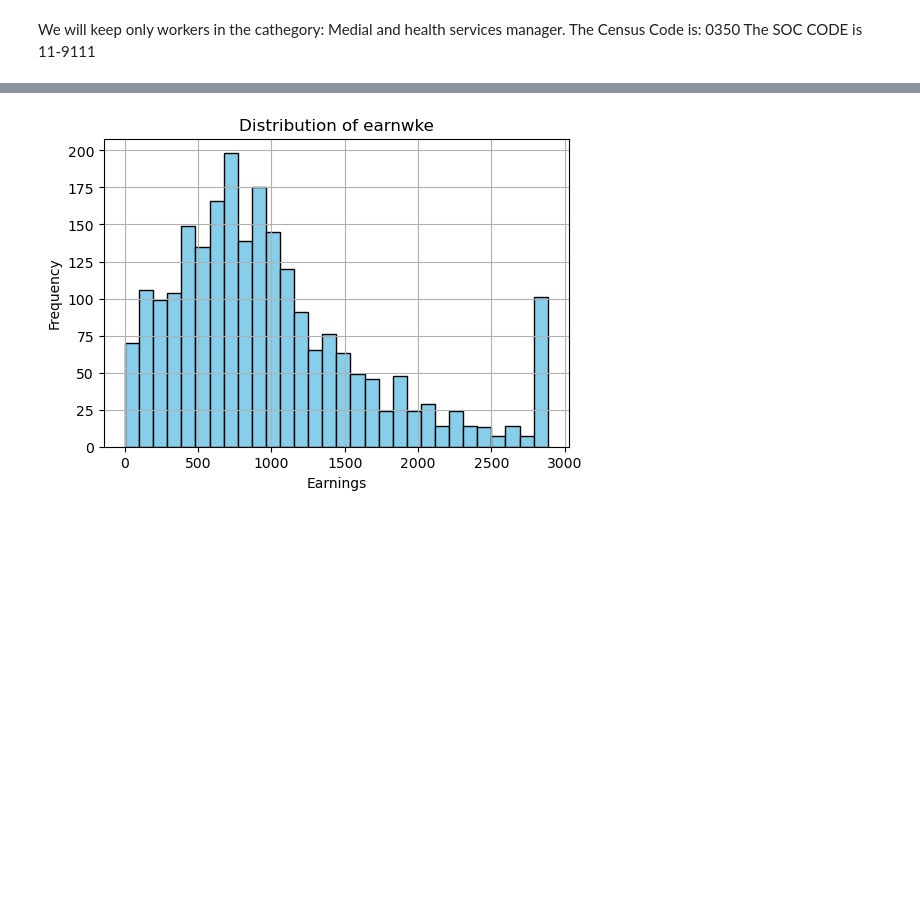
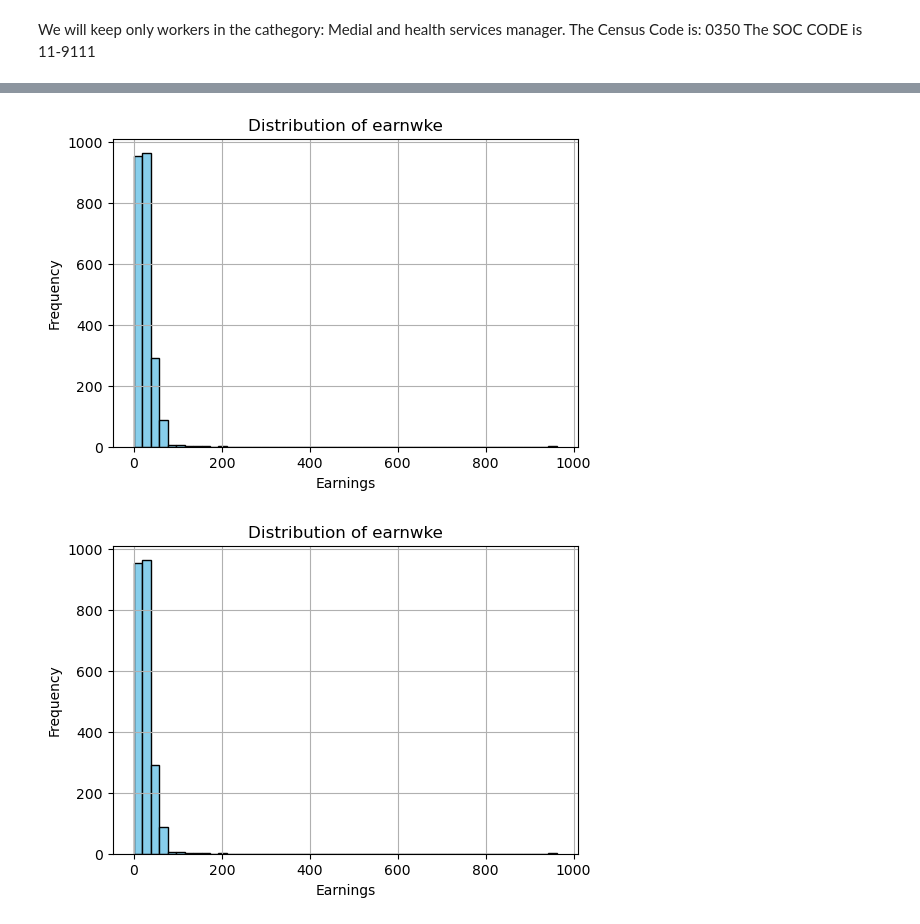
Before and after one commit to Jacopo21/EarningxOccupation, a Jupyter notebook: HM1/earnings.ipynb, the cells around one changed output, grey strips where cells are left out. Saved outputs shown, nothing was run; the diff lists cells and outputs as text; code cells hidden in the pictures; blank space fills up the shorter version.

```diff
--- a/HM1/earnings.ipynb
+++ b/HM1/earnings.ipynb
@@ -38,6 +41,9 @@ The SOC CODE is 11-9111
 filtered_data = data[(data['occ2012'] >= 2600) & (data['occ2012'] <= 2920)]
 summary = filtered_data.describe()
 summary_code = filtered_data['occ2012'].describe()
+print(filtered_data.info())
 
-print(filtered_data.info())
+# create the variable wage per hour: w
+filtered_data['w'] = filtered_data['earnwke'] / filtered_data['uhours']
+filtered_data['lnw'] = np.log(filtered_data['w'])
 # %% [output]
@@ -60,0 +60,7 @@ None
+# %%
+# Seems there is a problem with outlier values.
+# Filter and drop observations where 'earnwke' is higher than 2840
+data3 = filtered_data[filtered_data['earnwke'] <= 2840]
+columns_of_interest = ['earnwke', 'uhours', 'w']
+specific_columns_stats = data3[columns_of_interest].describe()
+print(specific_columns_stats)
@@ -61,13 +77,27 @@ None
 # %%
-earnwke_data = filtered_data['earnwke']
+earnwke_data = filtered_data['w']
+#make bins smaller
 
 # Plotting the distribution using a histogram
 plt.figure(figsize=(6, 4))
-plt.hist(earnwke_data, bins=30, color='skyblue', edgecolor='black')
+plt.hist(earnwke_data, bins=50, color='skyblue', edgecolor='black')
 plt.title('Distribution of earnwke')
 plt.xlabel('Earnings')
 plt.ylabel('Frequency')
 plt.grid(True)
 plt.show()
+
+earnwke_data2 = data3['w']
+#make bins smaller
+
+# Plotting the distribution using a histogram
+plt.figure(figsize=(6, 4))
+plt.hist(earnwke_data, bins=50, color='skyblue', edgecolor='black')
+plt.title('Distribution of earnwke')
+plt.xlabel('Earnings')
+plt.ylabel('Frequency')
+plt.grid(True)
+plt.show()
 # %% [output]
-[figure, old version]
+[figure, new version]
+[figure, added]
```
Also changed, not shown: parts of 10 cells of this notebook.
